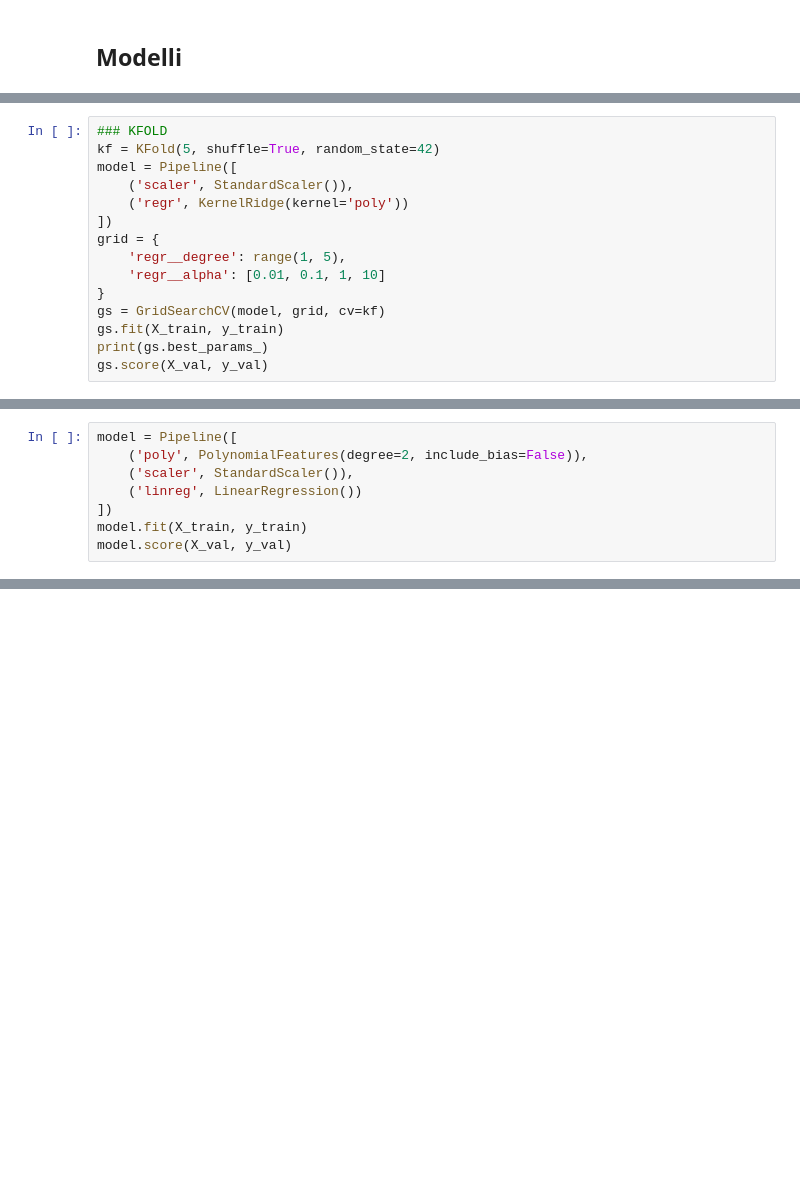
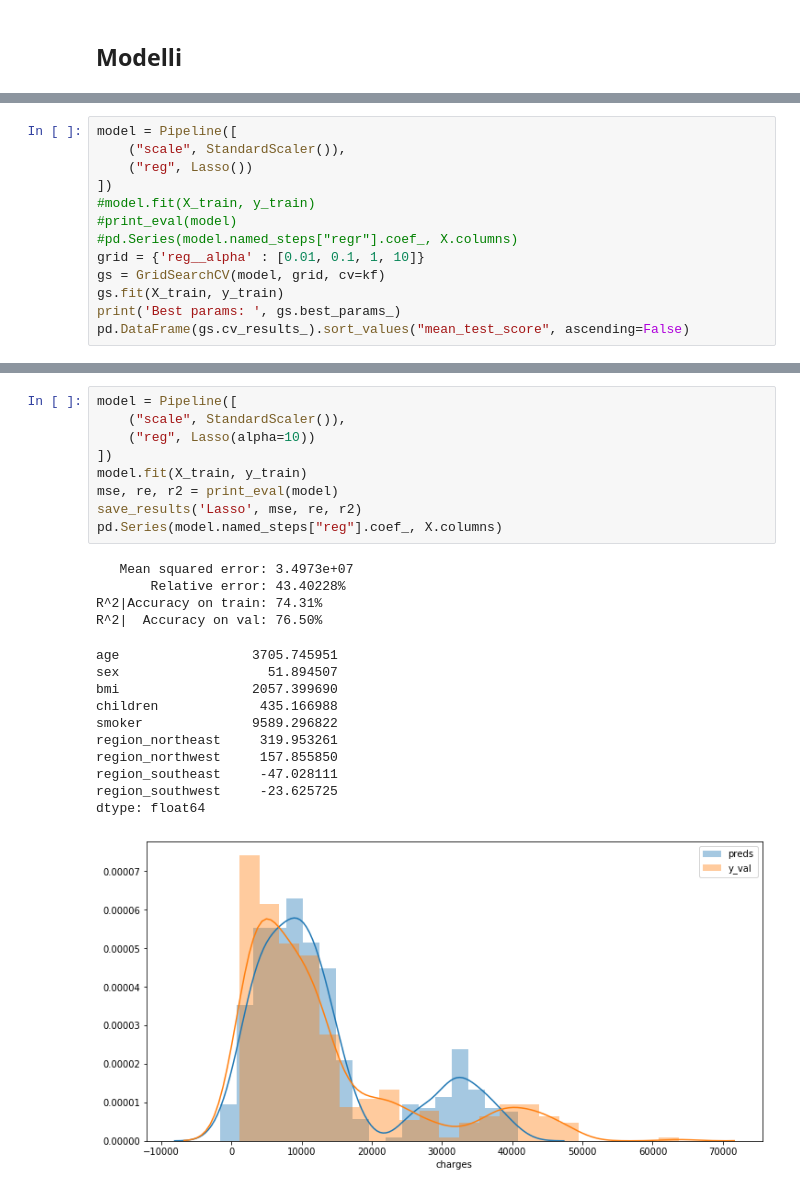
Before and after one commit to eliamarcantognini/DI_project, a Jupyter notebook: DI_Project.ipynb, the cells around one changed output, grey strips where cells are left out. Cells and saved outputs as stored; diff of their text form; blank space fills up the shorter version.

Commit message:
Add models

```diff
--- a/DI_Project.ipynb
+++ b/DI_Project.ipynb
@@ -419,15 +408,0 @@ model.score(X_val, y_val)
-# %%
-### KFOLD
-kf = KFold(5, shuffle=True, random_state=42)
-model = Pipeline([
-    ('scaler', StandardScaler()),
-    ('regr', KernelRidge(kernel='poly'))
-])
-grid = {
-    'regr__degree': range(1, 5),
-    'regr__alpha': [0.01, 0.1, 1, 10]
-}
-gs = GridSearchCV(model, grid, cv=kf)
-gs.fit(X_train, y_train)
-print(gs.best_params_)
-gs.score(X_val, y_val)
@@ -459,8 +408,0 @@ pd.DataFrame(gs.cv_results_).sort_values("mean_test_score", ascending=False)
-# %%
-model = Pipeline([
-    ('poly', PolynomialFeatures(degree=2, include_bias=False)),
-    ('scaler', StandardScaler()),
-    ('linreg', LinearRegression())
-])
-model.fit(X_train, y_train)
-model.score(X_val, y_val)
@@ -474,0 +443,13 @@ pd.Series(model.coef_, index=X_train.columns)
+# %%
+model = Pipeline([
+    ("scale", StandardScaler()),
+    ("reg", Lasso())
+])
+#model.fit(X_train, y_train)
+#print_eval(model)
+#pd.Series(model.named_steps["regr"].coef_, X.columns)
+grid = {'reg__alpha' : [0.01, 0.1, 1, 10]}
+gs = GridSearchCV(model, grid, cv=kf)
+gs.fit(X_train, y_train)
+print('Best params: ', gs.best_params_)
+pd.DataFrame(gs.cv_results_).sort_values("mean_test_score", ascending=False)
@@ -474,0 +463,25 @@ pd.Series(model.coef_, index=X_train.columns)
+# %%
+model = Pipeline([
+    ("scale", StandardScaler()),
+    ("reg", Lasso(alpha=10))
+])
+model.fit(X_train, y_train)
+mse, re, r2 = print_eval(model)
+save_results('Lasso', mse, re, r2)
+pd.Series(model.named_steps["reg"].coef_, X.columns)
+# %% [output]
+   Mean squared error: 3.4973e+07
+       Relative error: 43.40228%
+R^2|Accuracy on train: 74.31%
+R^2|  Accuracy on val: 76.50%
+age                 3705.745951
+sex                   51.894507
+bmi                 2057.399690
+children             435.166988
+smoker              9589.296822
+region_northeast     319.953261
+region_northwest     157.855850
+region_southeast     -47.028111
+region_southwest     -23.625725
+dtype: float64
+[figure, added]
```
Also changed, not shown: parts of 47 cells of this notebook.
